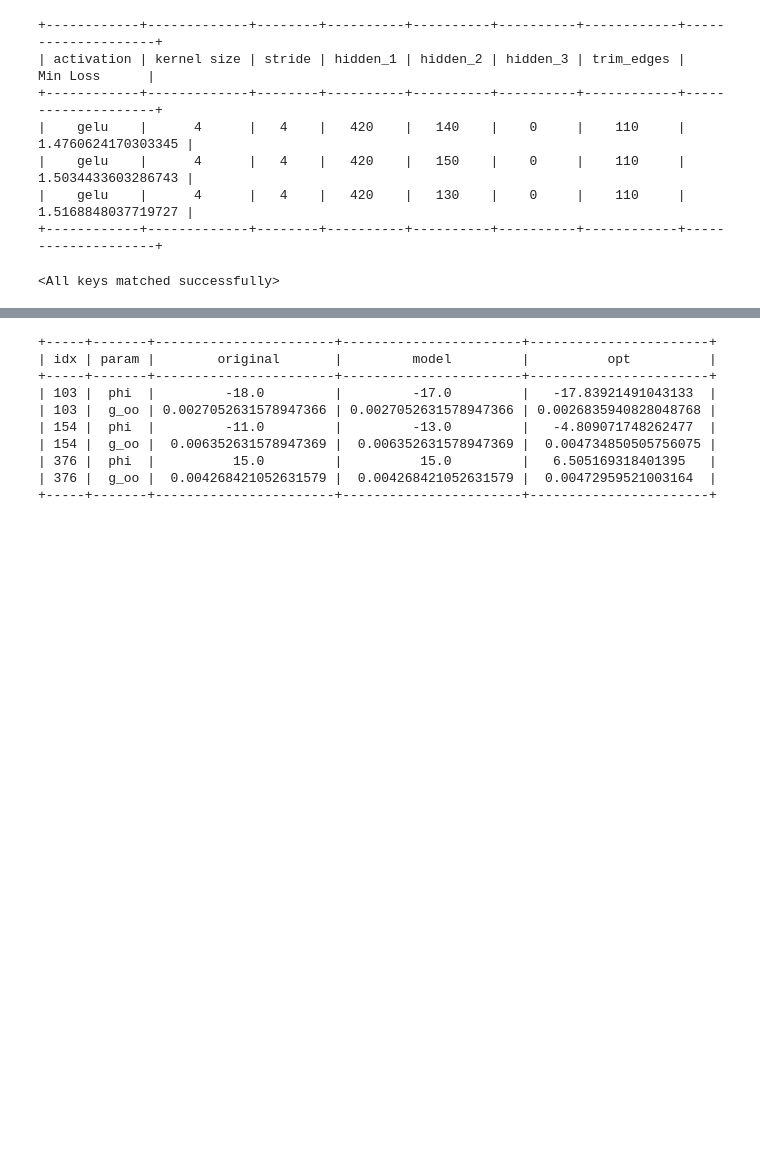
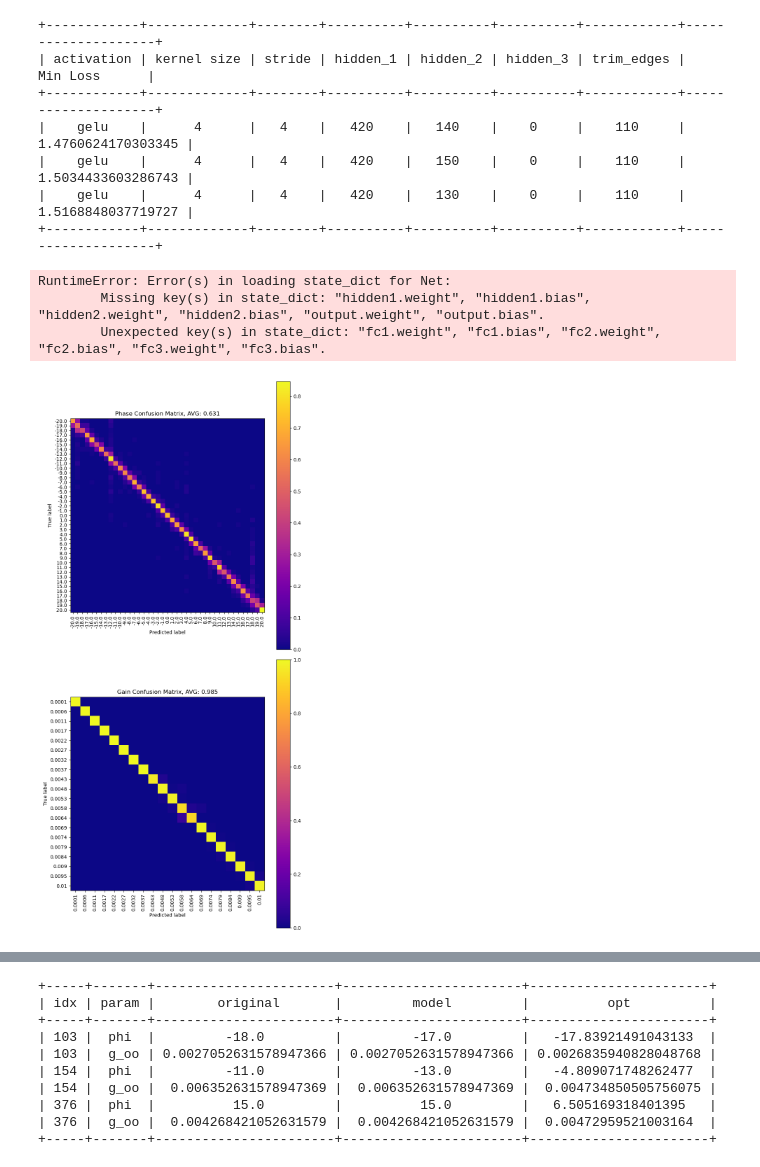
Before and after one commit to kiliakis/ML-LHC-closed-loop, a Jupyter notebook: pytorch-classifier-one-by-one.ipynb, the cells around one changed output, grey strips where cells are left out. Saved outputs shown, nothing was run; the diff lists cells and outputs as text; code cells hidden in the pictures; blank space fills up the shorter version.

```diff
--- a/pytorch-classifier-one-by-one.ipynb
+++ b/pytorch-classifier-one-by-one.ipynb
@@ -511,10 +380,12 @@ print(table)
 # model1.load_state_dict(torch.load('models/model1.pt'))
 # model2.load_state_dict(torch.load('models/model2.pt'))
 
-model1.load_state_dict(torch.load('models/model1-classifier-acc53.pt'))
-model2.load_state_dict(torch.load('models/model2-classifier-acc99.pt'))
+model1.load('models/model1-classifier-acc53.pt')
+model2.load('models/model2-classifier-acc99.pt')
 # %% [output]
-<All keys matched successfully>
+RuntimeError: Error(s) in loading state_dict for Net:
+        Missing key(s) in state_dict: "hidden1.weight", "hidden1.bias", "hidden2.weight", "hidden2.bias", "output.weight", "output.bias".
+        Unexpected key(s) in state_dict: "fc1.weight", "fc1.bias", "fc2.weight", "fc2.bias", "fc3.weight", "fc3.bias".
 # %%
 def curve_fit_deluxe(func, freq, sample, trim_edges=0, kernel_size=1, stride=1, **kwargs):
     # center crop sample
@@ -544,24 +415,28 @@ y_optimizer = np.array(y_optimizer)
 # %%
 # show confusion matrix
 import matplotlib.pyplot as plt
-from sklearn.metrics import ConfusionMatrixDisplay, confusion_matrix
+from sklearn.metrics import ConfusionMatrixDisplay
+
 fig, (ax1, ax2) = plt.subplots(figsize=(8, 16), nrows=2)
-ax1.set_title('Confusion Matrix, Phase')
-ConfusionMatrixDisplay.from_predictions(y_validate[:, 0], y_pred_phase,
-                                        xticks_rotation='vertical', ax=ax1,
-                                        normalize='true', include_values=False,
-                                        cmap='plasma', display_labels=phi_encoder.classes_)
+cm_phase = ConfusionMatrixDisplay.from_predictions(y_validate[:, 0], y_pred_phase,
+                                                   xticks_rotation='vertical', ax=ax1,
+                                                   normalize='true', include_values=False,
+                                                   cmap='plasma', display_labels=phi_encoder.classes_)
+ax1.set_title(f'Phase Confusion Matrix, AVG: {np.mean(cm_phase.confusion_matrix.diagonal()):.3f}')
+
 plt.sca(ax1)
 plt.tight_layout()
 
-ax2.set_title('Confusion Matrix, Gain')
-ConfusionMatrixDisplay.from_predictions(y_validate[:, 1], y_pred_gain,
-                                        xticks_rotation='vertical', ax=ax2,
-                                        include_values=False, normalize='true',
-                                        cmap='plasma',
-                                        display_labels=np.round(gain_encoder.classes_, 4))
+cm_gain = ConfusionMatrixDisplay.from_predictions(y_validate[:, 1], y_pred_gain,
+                                                  xticks_rotation='vertical', ax=ax2,
+                                                  include_values=False, normalize='true',
+                                                  cmap='plasma',
+                                                  display_labels=np.round(gain_encoder.classes_, 4))
+ax2.set_title(f'Gain Confusion Matrix, AVG: {np.mean(cm_gain.confusion_matrix.diagonal()):.3f}')
 plt.sca(ax2)
 plt.tight_layout()
+# %% [output]
+[figure, added]
 # %%
 # Convert from category to value
 y_pred_phase_descaled = phi_encoder.inverse_transform(y_pred_phase)
```
Also changed, not shown: parts of 19 cells of this notebook, 2 other files.
